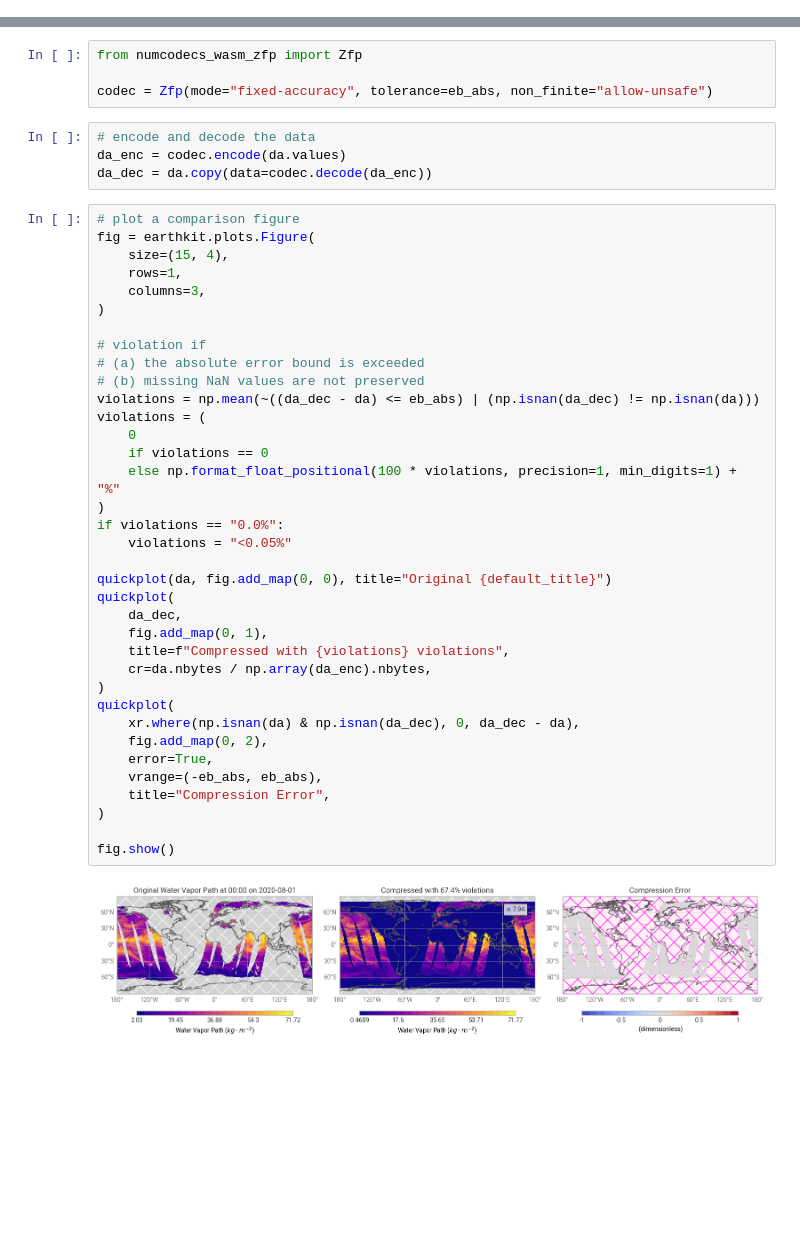
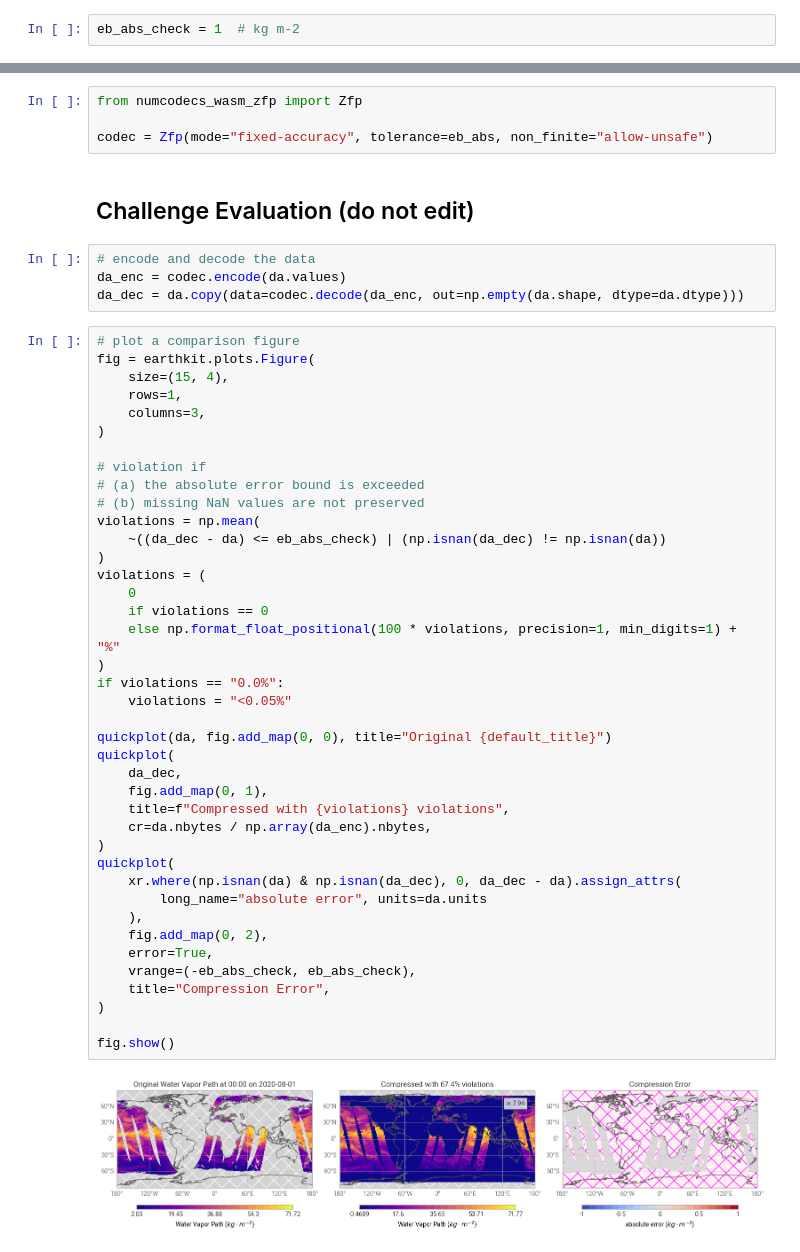
Before and after one commit to climet-eu/egu26-compression-sc2-5, a Jupyter notebook: 04a-nan-challenge.ipynb, the cells around one changed output, grey strips where cells are left out. Saved outputs shown, nothing was run; the diff lists cells and outputs as text; blank space fills up the shorter version.

Commit message:
Clean up challenge notebooks

```diff
--- a/04a-nan-challenge.ipynb
+++ b/04a-nan-challenge.ipynb
@@ -18,3 +26,5 @@ ds = xr.open_dataset(
     decode_timedelta=True,
 )
 da = ds["wvpa"]
+# %%
+eb_abs_check = 1  # kg m-2
@@ -24,10 +36,12 @@ eb_abs = 1  # kg m-2
 from numcodecs_wasm_zfp import Zfp
 
 codec = Zfp(mode="fixed-accuracy", tolerance=eb_abs, non_finite="allow-unsafe")
+# %% [markdown]
+## Challenge Evaluation (do not edit)
 # %%
 # encode and decode the data
 da_enc = codec.encode(da.values)
-da_dec = da.copy(data=codec.decode(da_enc))
+da_dec = da.copy(data=codec.decode(da_enc, out=np.empty(da.shape, dtype=da.dtype)))
 # %%
 # plot a comparison figure
 fig = earthkit.plots.Figure(
@@ -35,34 +49,38 @@ fig = earthkit.plots.Figure(
     rows=1,
     columns=3,
 )
 
 # violation if
 # (a) the absolute error bound is exceeded
 # (b) missing NaN values are not preserved
-violations = np.mean(~((da_dec - da) <= eb_abs) | (np.isnan(da_dec) != np.isnan(da)))
+violations = np.mean(
+    ~((da_dec - da) <= eb_abs_check) | (np.isnan(da_dec) != np.isnan(da))
+)
 violations = (
     0
     if violations == 0
     else np.format_float_positional(100 * violations, precision=1, min_digits=1) + "%"
 )
 if violations == "0.0%":
     violations = "<0.05%"
 
 quickplot(da, fig.add_map(0, 0), title="Original {default_title}")
 quickplot(
     da_dec,
     fig.add_map(0, 1),
     title=f"Compressed with {violations} violations",
     cr=da.nbytes / np.array(da_enc).nbytes,
 )
 quickplot(
-    xr.where(np.isnan(da) & np.isnan(da_dec), 0, da_dec - da),
+    xr.where(np.isnan(da) & np.isnan(da_dec), 0, da_dec - da).assign_attrs(
+        long_name="absolute error", units=da.units
+    ),
     fig.add_map(0, 2),
     error=True,
-    vrange=(-eb_abs, eb_abs),
+    vrange=(-eb_abs_check, eb_abs_check),
     title="Compression Error",
 )
 
 fig.show()
 # %% [output]
-[figure, old version]
+[figure, new version]
```
Also changed, not shown: parts of 3 cells of this notebook, 2 other files.
